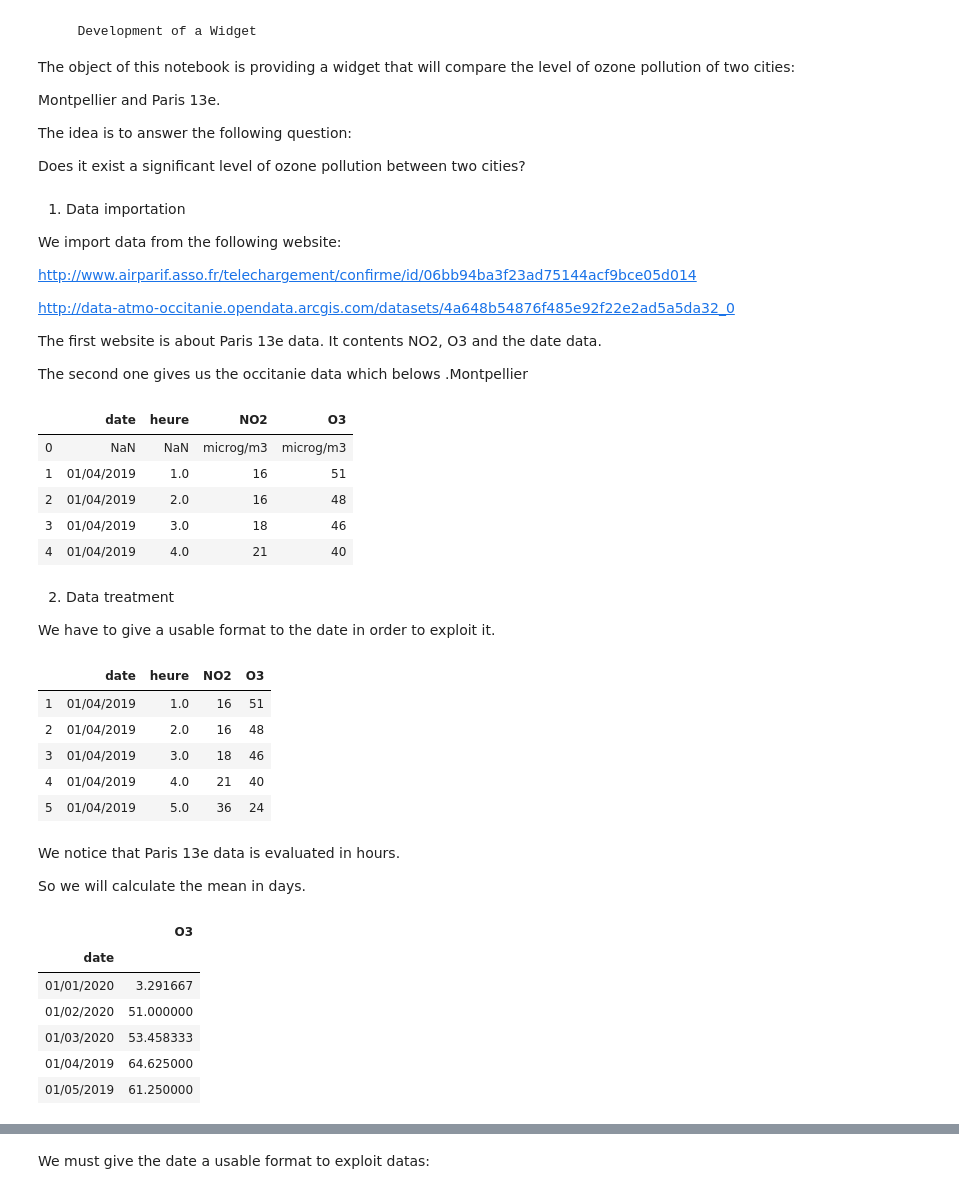
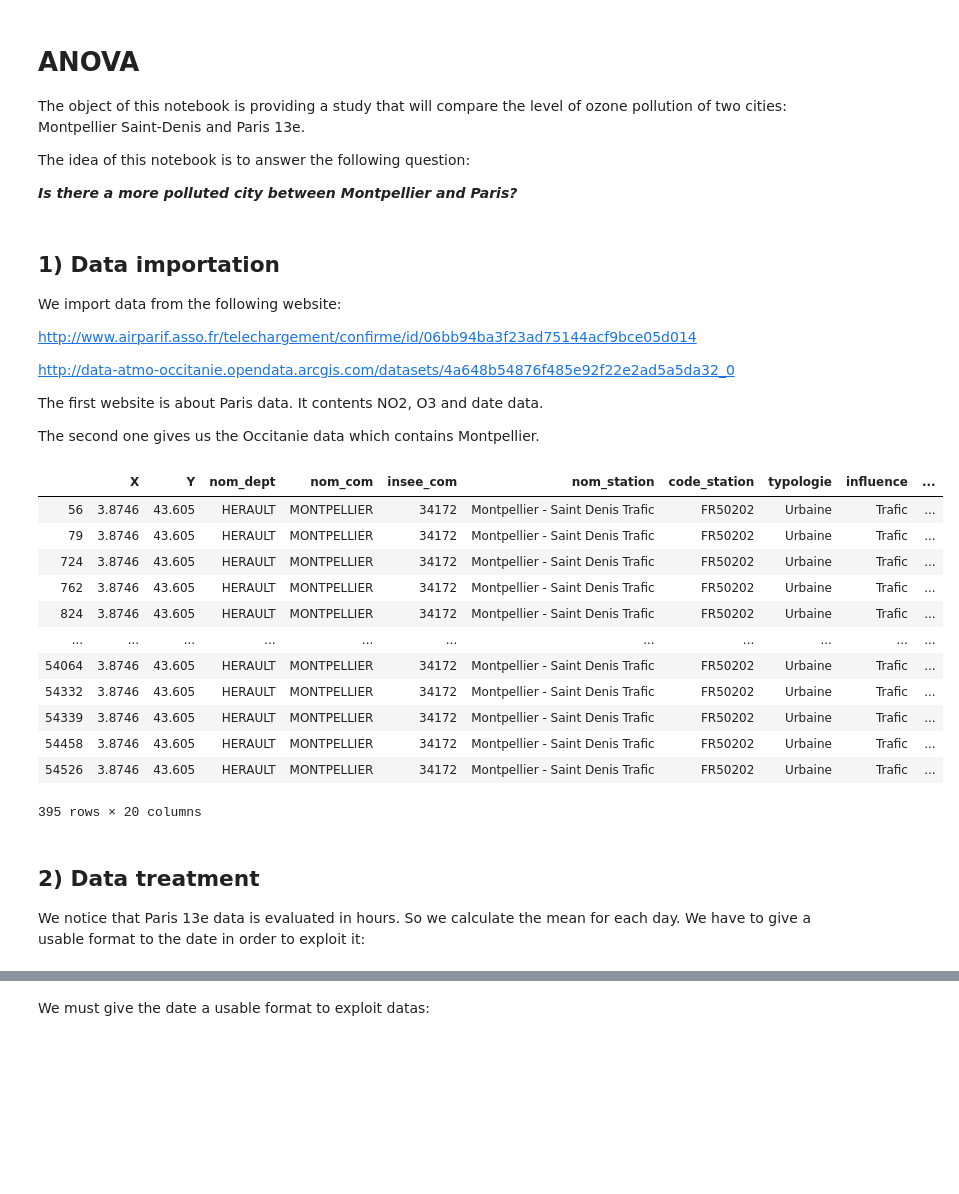
Before and after one commit to MegDie/occpollution, a Jupyter notebook: interactive_notebooks/Mont_Paris.ipynb, the cells around one changed output, grey strips where cells are left out. Cells and saved outputs as stored; diff of their text form; code cells hidden in the pictures; blank space fills up the shorter version.

```diff
--- a/report/Mont_Paris.ipynb
+++ b/interactive_notebooks/Mont_Paris.ipynb
@@ -1,12 +1,12 @@
 # %% [markdown]
-       Development of a Widget
-The object of this notebook is providing a widget that will compare the level of ozone pollution of two cities:
+# ANOVA
 
-Montpellier and Paris 13e.
 
-The idea is to answer the following question:
+The object of this notebook is providing a study that will compare the level of ozone pollution of two cities: Montpellier Saint-Denis and Paris 13e.
 
-Does it exist a significant level of ozone pollution between two cities?
+The idea of this notebook is to answer the following question:
+
+***Is there a more polluted city between Montpellier and Paris?***
 # %%
 import os
 import sys
@@ -35,5 +23,5 @@ def my_saving_display(fig, directory, image_name, imageformat="pdf",
 # %% [markdown]
-1) Data importation
+## 1) Data importation
 
 We import data from the following website:
 
@@ -41,22 +29,32 @@ http://www.airparif.asso.fr/telechargement/confirme/id/06bb94ba3f23ad75144acf9bc
 
 http://data-atmo-occitanie.opendata.arcgis.com/datasets/4a648b54876f485e92f22e2ad5a5da32_0
 
-The first website is about Paris 13e data. It contents NO2, O3 and the date data.
+The first website is about Paris data. It contents NO2, O3 and date data.
 
-The second one gives us the occitanie data which belows .Montpellier
+The second one gives us the Occitanie data which contains Montpellier.
 # %%
-occ1 = pd.read_csv("Mesure_journaliere_Region_Occitanie_Polluants_Principaux.csv", sep="," , header=0 )
-occ1.head()
-occ2 = pd.read_csv("20190401_20200331-PA13_auto.csv", sep=";" , header=0)
-occ2.head()
+occ = pd.read_csv("datasets/Mesure_journaliere_Region_Occitanie_Polluants_Principaux.csv", sep="," , header=0)
+par = pd.read_csv("datasets/PA13_ANOVA.csv", sep=";" , header=0)
-# %% [output]
-|  | date | heure | NO2 | O3 |
-| 0 | NaN | NaN | microg/m3 | microg/m3 |
-| 1 | 01/04/2019 | 1.0 | 16 | 51 |
-| 2 | 01/04/2019 | 2.0 | 16 | 48 |
-| 3 | 01/04/2019 | 3.0 | 18 | 46 |
-| 4 | 01/04/2019 | 4.0 | 21 | 40 |
+# %%
+occ = occ[occ['nom_com'] == 'MONTPELLIER']
+occ = occ[occ['nom_station'] == 'Montpellier - Saint Denis Trafic']
+# %% [output]
+|  | X | Y | nom_dept | nom_com | insee_com | nom_station | code_station | typologie | influence | ... |
+| 56 | 3.8746 | 43.605 | HERAULT | MONTPELLIER | 34172 | Montpellier - Saint Denis Trafic | FR50202 | Urbaine | Trafic | ... |
+| 79 | 3.8746 | 43.605 | HERAULT | MONTPELLIER | 34172 | Montpellier - Saint Denis Trafic | FR50202 | Urbaine | Trafic | ... |
+| 724 | 3.8746 | 43.605 | HERAULT | MONTPELLIER | 34172 | Montpellier - Saint Denis Trafic | FR50202 | Urbaine | Trafic | ... |
+| 762 | 3.8746 | 43.605 | HERAULT | MONTPELLIER | 34172 | Montpellier - Saint Denis Trafic | FR50202 | Urbaine | Trafic | ... |
+| 824 | 3.8746 | 43.605 | HERAULT | MONTPELLIER | 34172 | Montpellier - Saint Denis Trafic | FR50202 | Urbaine | Trafic | ... |
+| ... | ... | ... | ... | ... | ... | ... | ... | ... | ... | ... |
+| 54064 | 3.8746 | 43.605 | HERAULT | MONTPELLIER | 34172 | Montpellier - Saint Denis Trafic | FR50202 | Urbaine | Trafic | ... |
+| 54332 | 3.8746 | 43.605 | HERAULT | MONTPELLIER | 34172 | Montpellier - Saint Denis Trafic | FR50202 | Urbaine | Trafic | ... |
+| 54339 | 3.8746 | 43.605 | HERAULT | MONTPELLIER | 34172 | Montpellier - Saint Denis Trafic | FR50202 | Urbaine | Trafic | ... |
+| 54458 | 3.8746 | 43.605 | HERAULT | MONTPELLIER | 34172 | Montpellier - Saint Denis Trafic | FR50202 | Urbaine | Trafic | ... |
+| 54526 | 3.8746 | 43.605 | HERAULT | MONTPELLIER | 34172 | Montpellier - Saint Denis Trafic | FR50202 | Urbaine | Trafic | ... |
+395 rows × 20 columns
 # %% [markdown]
-2) Data treatment
+## 2) Data treatment
 
-We have to give a usable format to the date in order to exploit it.
+We notice that Paris 13e data is evaluated in hours.
+So we calculate the mean for each day.
+We have to give a usable format to the date in order to exploit it:
@@ -65,14 +61 @@ occ2 = occ2[occ2.date.isna()==False]
-# %%
-occ2.head()
-# %% [output]
-|  | date | heure | NO2 | O3 |
-| 1 | 01/04/2019 | 1.0 | 16 | 51 |
-| 2 | 01/04/2019 | 2.0 | 16 | 48 |
-| 3 | 01/04/2019 | 3.0 | 18 | 46 |
-| 4 | 01/04/2019 | 4.0 | 21 | 40 |
-| 5 | 01/04/2019 | 5.0 | 36 | 24 |
-# %% [markdown]
-We notice that Paris 13e data is evaluated in hours.
-
-So we will calculate the mean in days.
 # %%
@@ -82,10 +65,0 @@ occ_PARIS13= occ2.groupby('date').agg({'O3':'mean'})
-# %%
-occ_PARIS13.head()
-# %% [output]
-|  | O3 |
-| date |  |
-| 01/01/2020 | 3.291667 |
-| 01/02/2020 | 51.000000 |
-| 01/03/2020 | 53.458333 |
-| 01/04/2019 | 64.625000 |
-| 01/05/2019 | 61.250000 |
```
Also changed, not shown: parts of 11 cells of this notebook, 21 other files.
